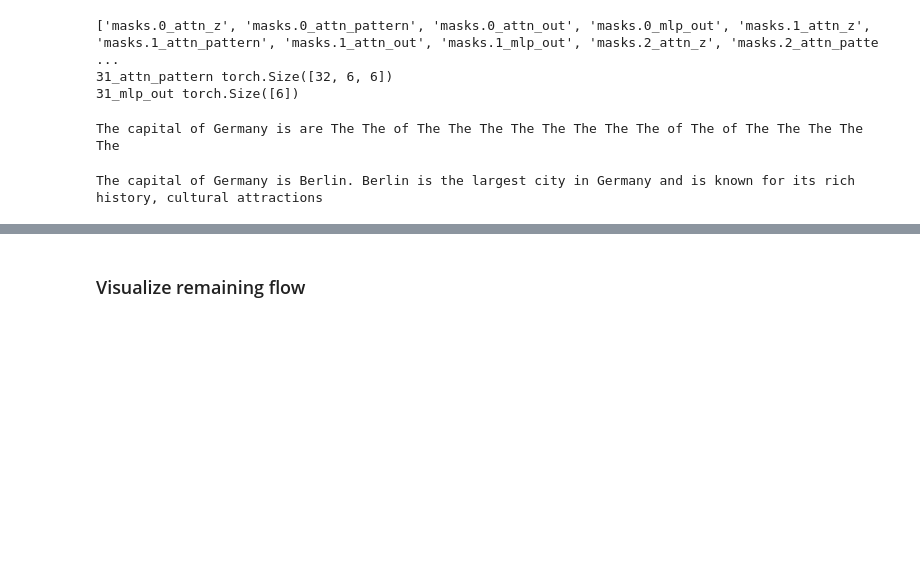
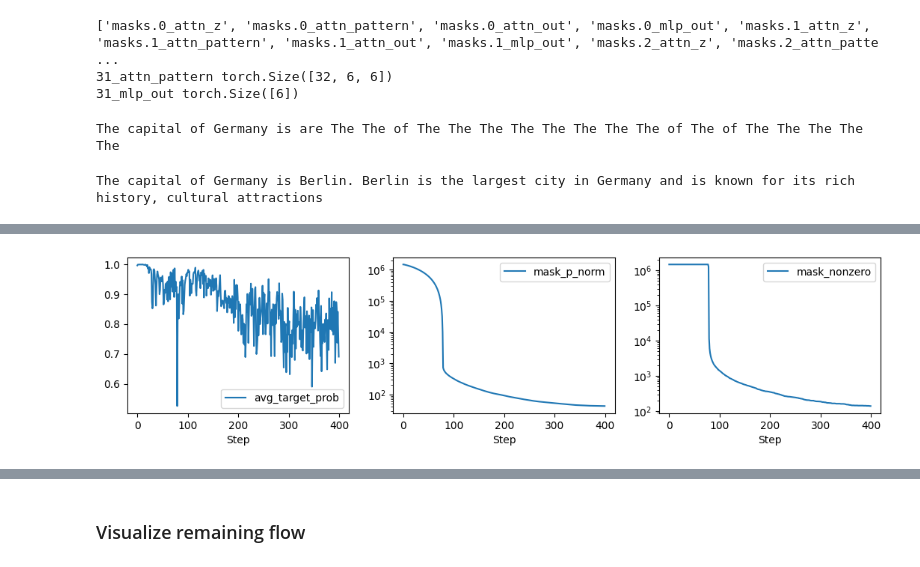
Before and after one commit to ed1d1a8d/prompt-injection-interp, a Jupyter notebook: notebooks/subnet-flow-proto.ipynb, the cells around one changed output, grey strips where cells are left out. Cells and saved outputs as stored; diff of their text form; code cells hidden in the pictures; blank space fills up the shorter version.

```diff
--- a/notebooks/subnet-flow-proto.ipynb
+++ b/notebooks/subnet-flow-proto.ipynb
@@ -94,0 +104,15 @@ assert not torch.allclose(cache["pattern", 2], cache["pattern", 31])
+# %%
+athletes_list = list(set(pd.read_csv("../data/athletes.csv").name))
+print("# of athletes:", len(athletes_list))
+
+athletes_by_token_length = collections.defaultdict(list)
+for athlete in athletes_list:
+    # Tokenize the athlete name and get the token length
+    athlete_tokens = tl_model.to_tokens(athlete)[0]
+    athlete_len = athlete_tokens.shape[0]
+
+    athletes_by_token_length[athlete_len].append(athlete)
+
+print(athletes_by_token_length)
+target_len = 5
+print(len(athletes_by_token_length[target_len]), athletes_by_token_length[target_len][0])
@@ -97,34 +269,24 @@ assert not torch.allclose(cache["pattern", 2], cache["pattern", 31])
 # %%
-def plot_metrics(
-    mtf: PerTokenMaskedTransformer,
-    prompt: str,
-    metric_history: list[dict[str]],
-):
-    print(prompt)
-    utils.get_top_responses(
-        prompt=prompt,
-        model=mtf.tl_model,
-        top_k=5,
-        use_kv_cache=False,
-        n_continuation_tokens=1,
-    )
+df = pd.DataFrame(metric_history)
 
-    df = pd.DataFrame(metric_history)
+plt.figure(figsize=(13, 2.7))
+plt.subplot(1, 3, 1)
+df.avg_target_prob.plot()
+plt.legend()
+plt.xlabel("Step")
 
-    plt.figure(figsize=(13, 2.7))
-    plt.subplot(1, 3, 1)
-    df.target_prob.plot()
-    plt.legend()
-    plt.xlabel("Step")
+plt.subplot(1, 3, 2)
+df.mask_p_norm.plot()
+plt.yscale("log")
+plt.legend()
+plt.xlabel("Step")
 
-    plt.subplot(1, 3, 2)
-    df.mask_p_norm.plot()
-    plt.yscale("log")
-    plt.legend()
-    plt.xlabel("Step")
+plt.subplot(1, 3, 3)
+df.mask_nonzero.plot()
+plt.yscale("log")
+plt.legend()
+plt.xlabel("Step")
 
-    plt.subplot(1, 3, 3)
-    df.mask_nonzero.plot()
-    plt.yscale("log")
-    plt.legend()
-    plt.xlabel("Step")
+plt.show()
+# %% [output]
+[figure, added]
```
Also changed, not shown: parts of 24 cells of this notebook, 1 other file.
